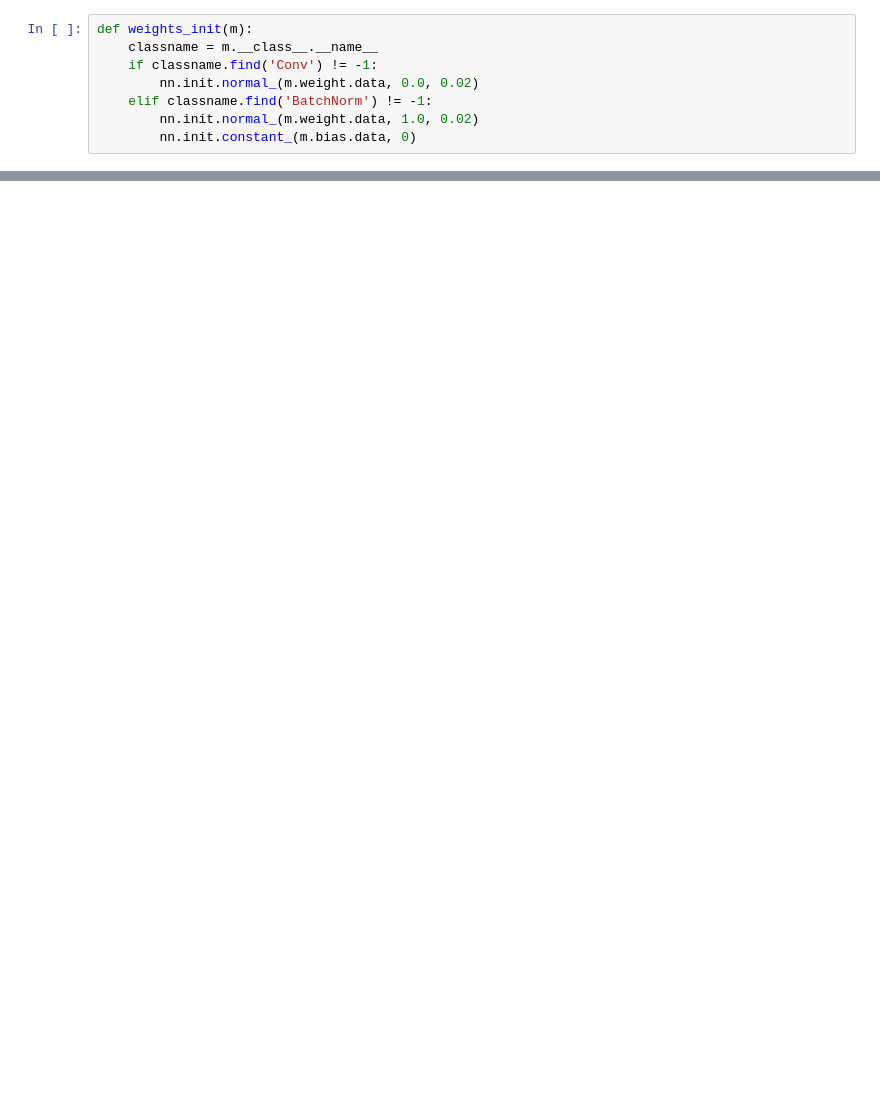
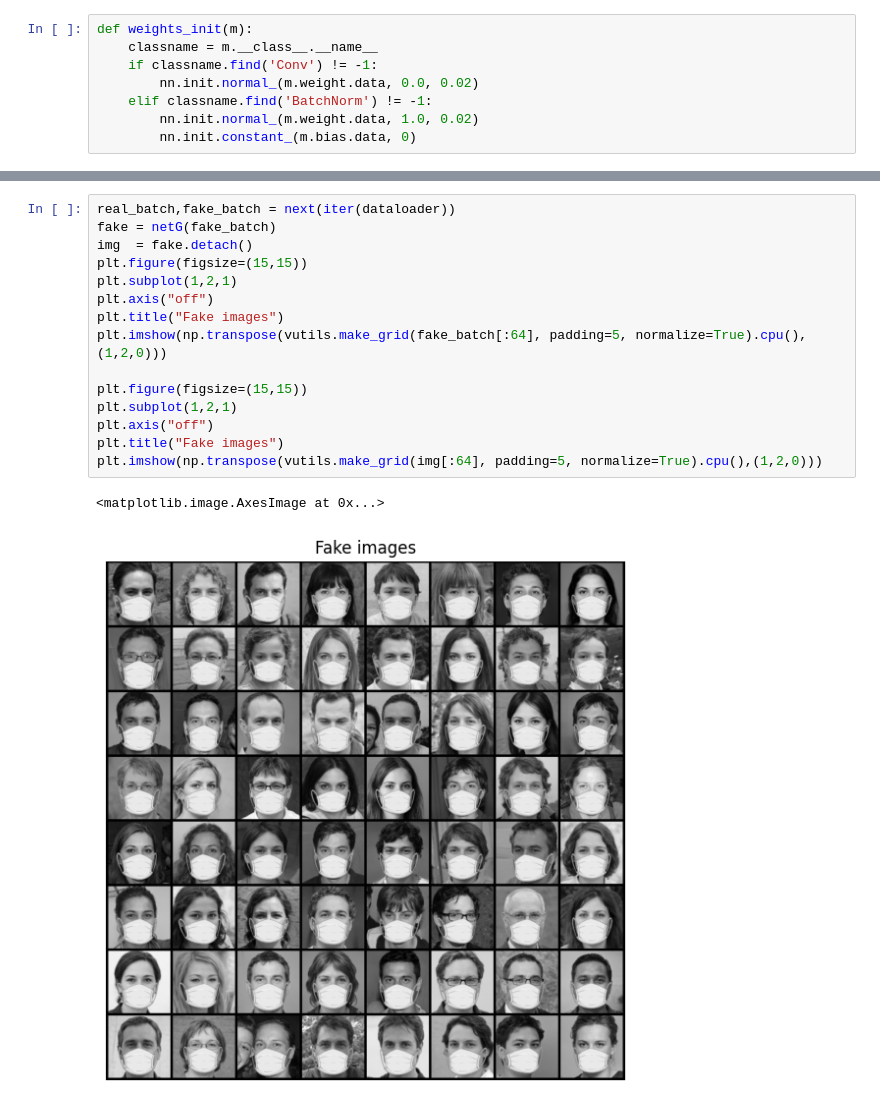
Before and after one commit to tryggebygge/TIF360-Project, a Jupyter notebook: main.ipynb, the cells around one changed output, grey strips where cells are left out. Saved outputs shown, nothing was run; the diff lists cells and outputs as text; blank space fills up the shorter version.

```diff
--- a/main.ipynb
+++ b/main.ipynb
@@ -313,0 +368,18 @@ plt.show()
+# %%
+real_batch,fake_batch = next(iter(dataloader))
+fake = netG(fake_batch)
+img  = fake.detach()
+plt.figure(figsize=(15,15))
+plt.subplot(1,2,1)
+plt.axis("off")
+plt.title("Fake images")
+plt.imshow(np.transpose(vutils.make_grid(fake_batch[:64], padding=5, normalize=True).cpu(),(1,2,0)))
+
+plt.figure(figsize=(15,15))
+plt.subplot(1,2,1)
+plt.axis("off")
+plt.title("Fake images")
+plt.imshow(np.transpose(vutils.make_grid(img[:64], padding=5, normalize=True).cpu(),(1,2,0)))
+# %% [output]
+<matplotlib.image.AxesImage at 0x...>
+[figure, added]
```
Also changed, not shown: parts of 13 cells of this notebook.
